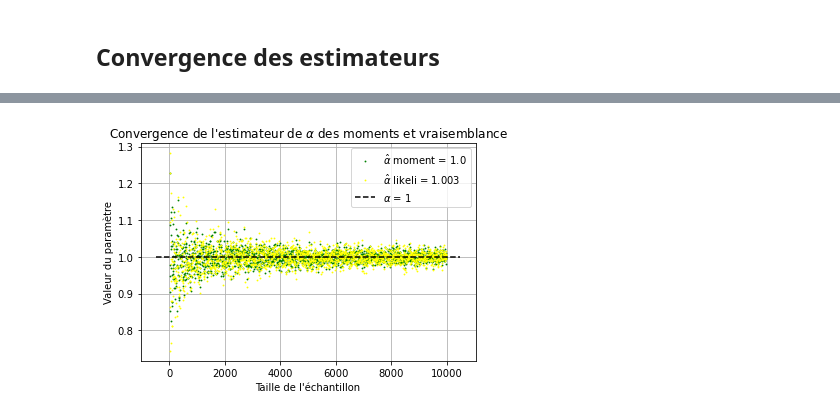
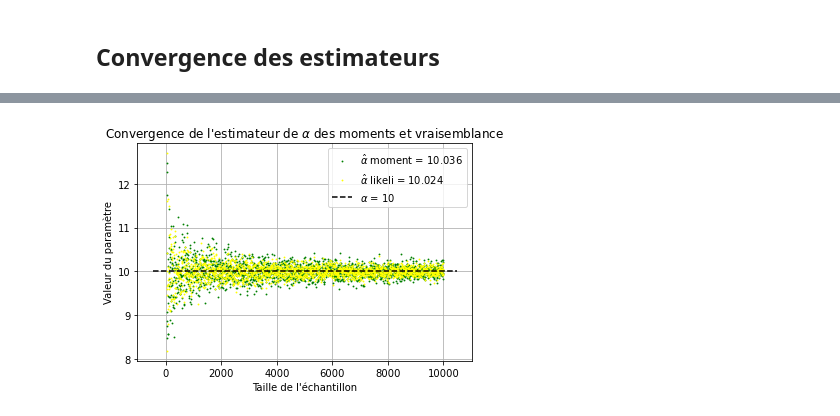
Before and after one commit to arthurviens/Estimation_GaussianProcess_MCMC_Project, a Jupyter notebook: prob1/pb1q4.ipynb, the cells around one changed output, grey strips where cells are left out. Saved outputs shown, nothing was run; the diff lists cells and outputs as text; code cells hidden in the pictures.

```diff
--- a/prob1/pb1q4.ipynb
+++ b/prob1/pb1q4.ipynb
@@ -43,4 +43,4 @@ test_m_convergence(5, "both", N=10000)
 # %%
-test_alpha_convergence(1, "both", N=10000)
+test_alpha_convergence(10, "both", N=10000)
 # %% [output]
-[figure, old version]
+[figure, new version]
```
Also changed, not shown: parts of 5 cells of this notebook, 2 other files.
